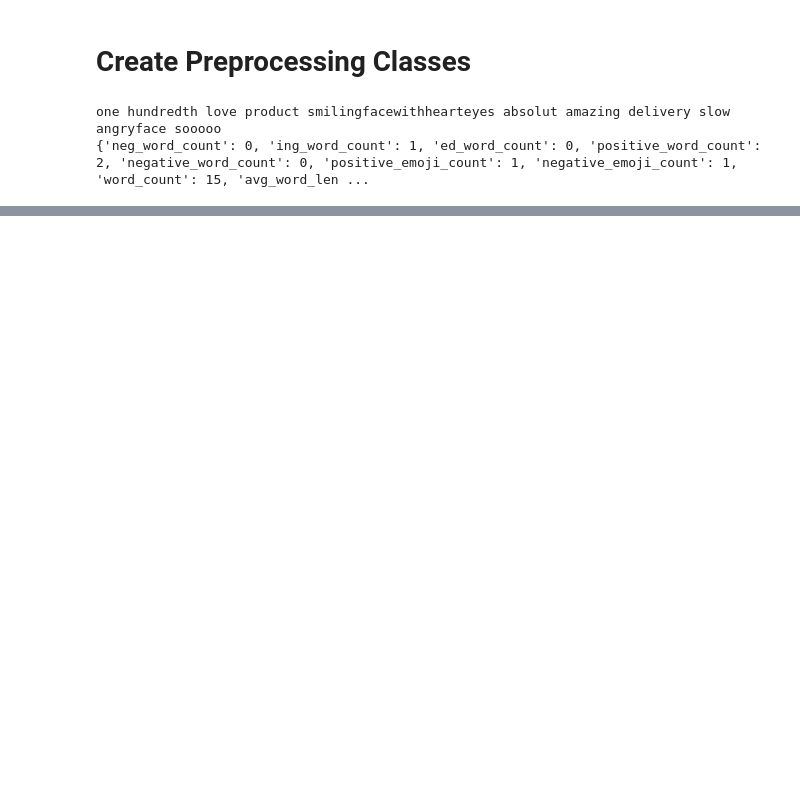
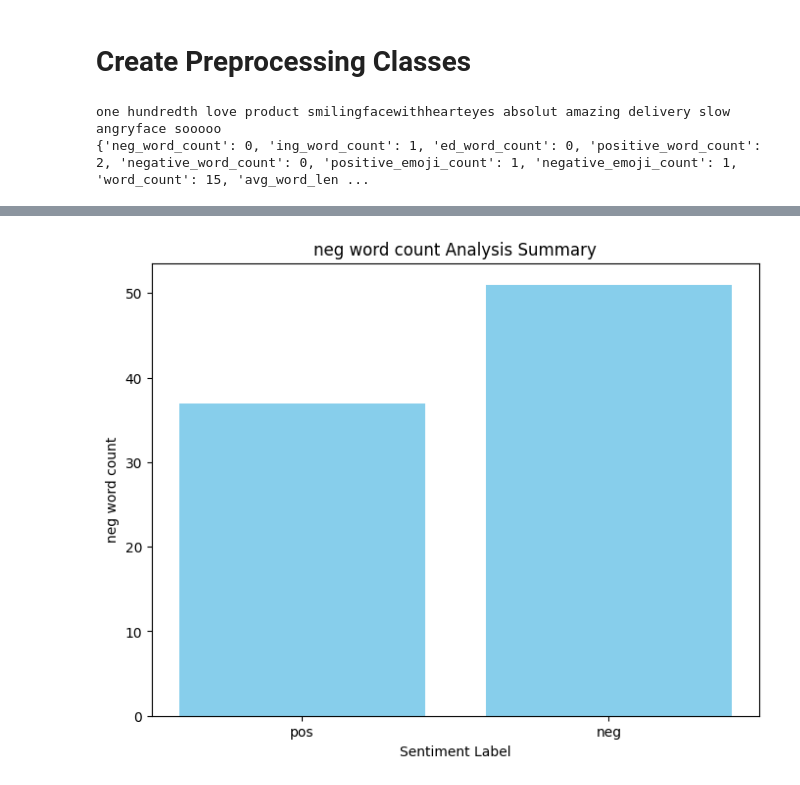
Before and after one commit to amjadAwad95/sentiment-analysis, a Jupyter notebook: main.ipynb, the cells around one changed output, grey strips where cells are left out. Drawn from its saved outputs; the diff is of its cells as text; code cells hidden in the pictures; blank space fills up the shorter version.

```diff
--- a/main.ipynb
+++ b/main.ipynb
@@ -483,0 +486,27 @@ sentiment_data.head(5)
+# %%
+class Visualize(ABC):
+    def visualize(self):
+        pass
+# %%
+class BarVisualize(Visualize):
+    def __init__(self, x, y, title='Bar Plot', x_label='X Axis', y_label='Y Axis', color='blue', figsize=(8, 6), grid=True, ):
+        self.x=x
+        self.y=y
+        self.title=title
+        self.x_label=x_label
+        self.y_label=y_label
+        self.figsize=figsize
+        self.grid=grid
+        self.color=color
+
+    def visualize(self):
+        if len(self.x)!=len(self.y):
+             raise ValueError("x and y must have the same length")
+        fig, ax = plt.subplots(figsize=self.figsize)
+        ax.bar(self.x, self.y, color=self.color)
+
+        ax.set_title(self.title)
+        ax.set_xlabel(self.x_label)
+        ax.set_ylabel(self.y_label)
+        ax.grid(self.grid)
+        plt.show()
@@ -483,0 +521,7 @@ sentiment_data.head(5)
+# %%
+visualize=BarVisualize(sentiment_data['label'],sentiment_data['neg_word_count'],
+                       y_label="neg word count",x_label="Sentiment Label",color='skyblue',
+                       title='neg word count Analysis Summary',grid=False)
+visualize.visualize()
+# %% [output]
+[figure, added]
```
Also changed, not shown: parts of 8 cells of this notebook.
